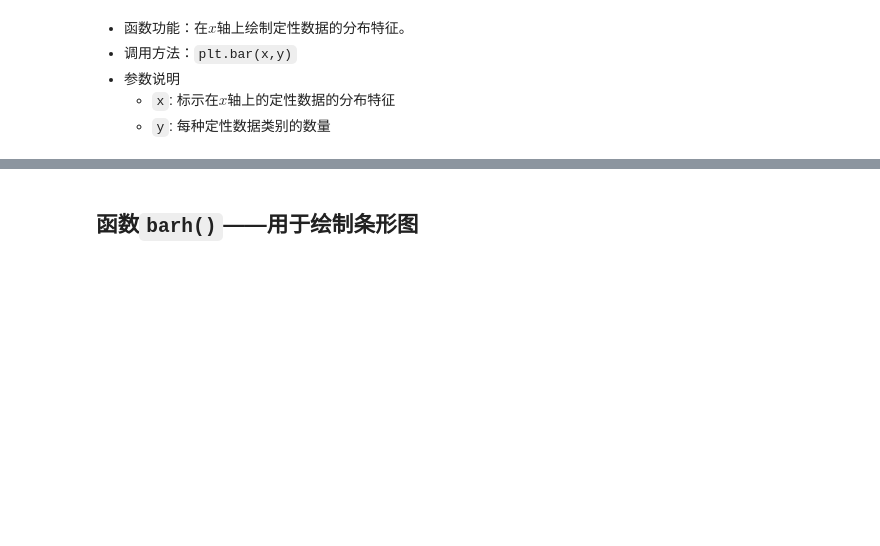
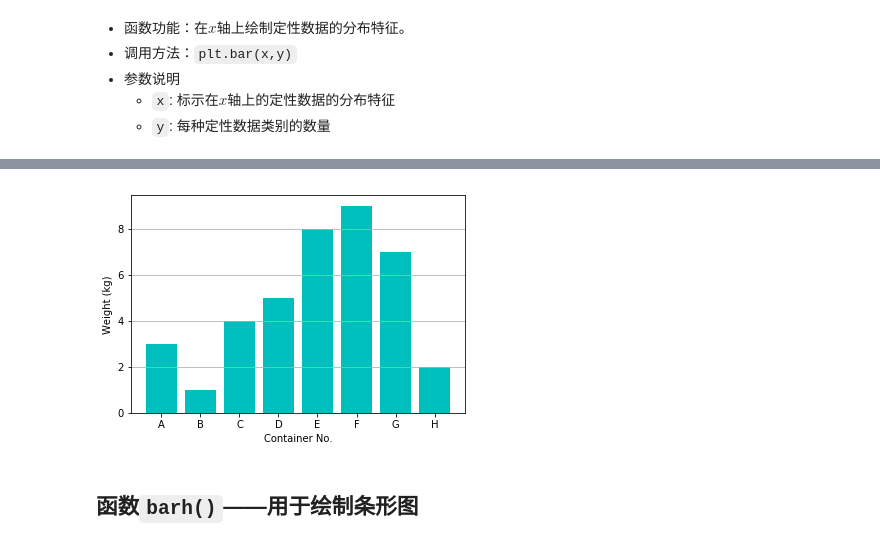
Before and after one commit to ThomsonRen/mathmodels-learner-doc, a Jupyter notebook: source/notebook源码/Python数据可视化方法之matplotlib.ipynb, the cells around one changed output, grey strips where cells are left out. Cells and saved outputs as stored; diff of their text form; code cells hidden in the pictures; blank space fills up the shorter version.

```diff
--- a/source/notebook源码/Python数据可视化方法之matplotlib.ipynb
+++ b/source/notebook源码/Python数据可视化方法之matplotlib.ipynb
@@ -430,16 +430,15 @@ plt.savefig('../images/python_basic/demo.svg',bbox_inches = 'tight')
 # %%
 import matplotlib.pyplot as plt
 
-# some simple data
-#plt.figure(figsize=(10,5))
-
 x = [1,2,3,4,5,6,7,8]
 y = [3,1,4,5,8,9,7,2]
-
-plt.bar(x,y,align='center',color='c',
-                        tick_label = ['AAAAAA','BBBBBBB','CCCCC','DDDDDD','EEEEE','FFFFF','GGGGGGGG','HHHHH'])
-
+plt.bar(x,y,
+        align='center',
+        color='c',
+        tick_label = ['A','B','C','D','E','F','G','H'])
 plt.xlabel('Container No.')
 plt.ylabel('Weight (kg)')
 plt.grid(axis  = 'y')
+
+plt.savefig('../images/python_basic/barv.svg',bbox_inches = 'tight')
 # %% [output]
@@ -447,3 +445,4 @@ plt.grid(axis  = 'y')
+[figure, added]
 # %% [markdown]
 ## 函数`barh()`——用于绘制条形图
 # %% [markdown]
```
Also changed, not shown: parts of 20 cells of this notebook, 59 other files.
